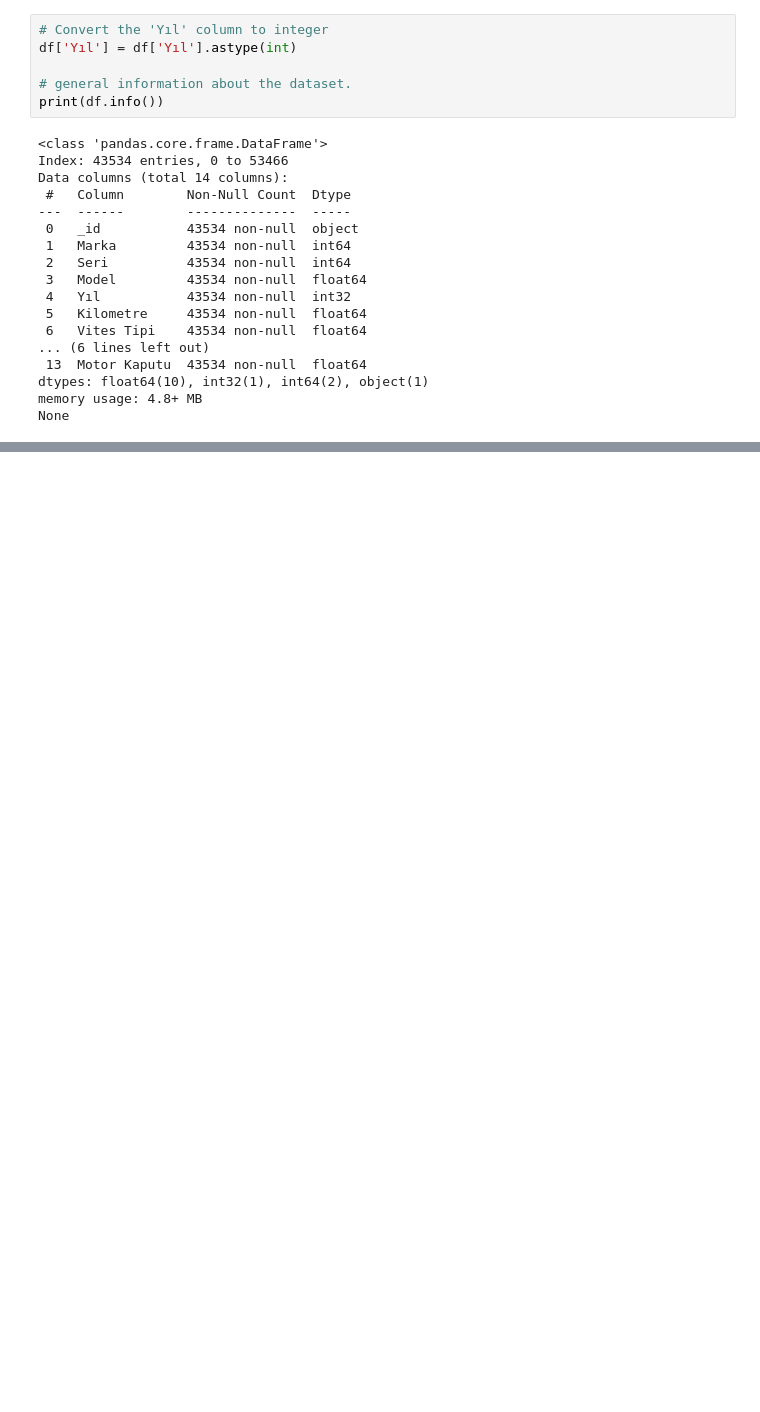
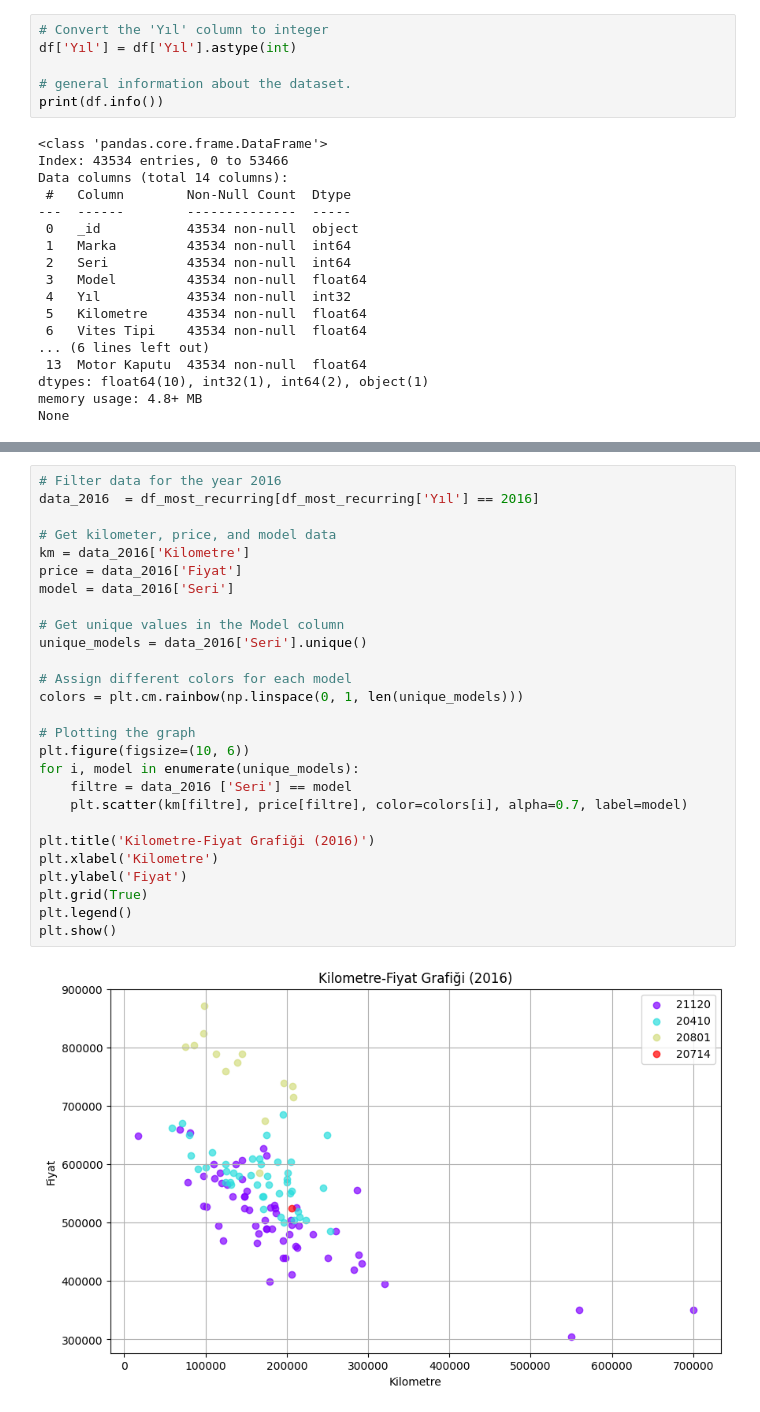
Before and after one commit to nihatctnn/senior-data-analysis, a Jupyter notebook: cars-data.ipynb, the cells around one changed output, grey strips where cells are left out. Saved outputs shown, nothing was run; the diff lists cells and outputs as text; blank space fills up the shorter version.

```diff
--- a/cars-data.ipynb
+++ b/cars-data.ipynb
@@ -88,0 +193,29 @@ None
+# %%
+# Filter data for the year 2016
+data_2016  = df_most_recurring[df_most_recurring['Yıl'] == 2016]
+
+# Get kilometer, price, and model data
+km = data_2016['Kilometre']
+price = data_2016['Fiyat']
+model = data_2016['Seri']
+
+# Get unique values in the Model column
+unique_models = data_2016['Seri'].unique()
+
+# Assign different colors for each model
+colors = plt.cm.rainbow(np.linspace(0, 1, len(unique_models)))
+
+# Plotting the graph
+plt.figure(figsize=(10, 6))
+for i, model in enumerate(unique_models):
+    filtre = data_2016 ['Seri'] == model
+    plt.scatter(km[filtre], price[filtre], color=colors[i], alpha=0.7, label=model)
+
+plt.title('Kilometre-Fiyat Grafiği (2016)')
+plt.xlabel('Kilometre')
+plt.ylabel('Fiyat')
+plt.grid(True)
+plt.legend()
+plt.show()
+# %% [output]
+[figure, added]
```
Also changed, not shown: parts of 15 cells of this notebook, 2 other files.
